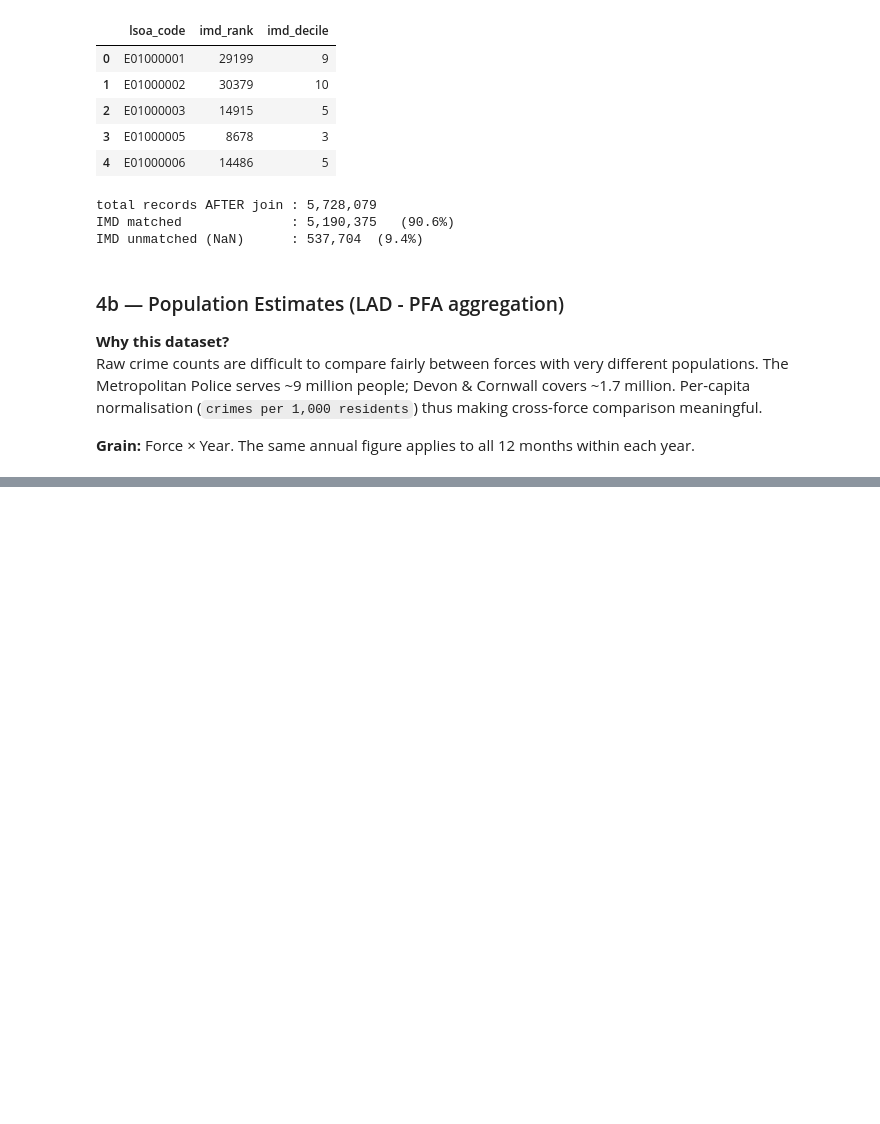
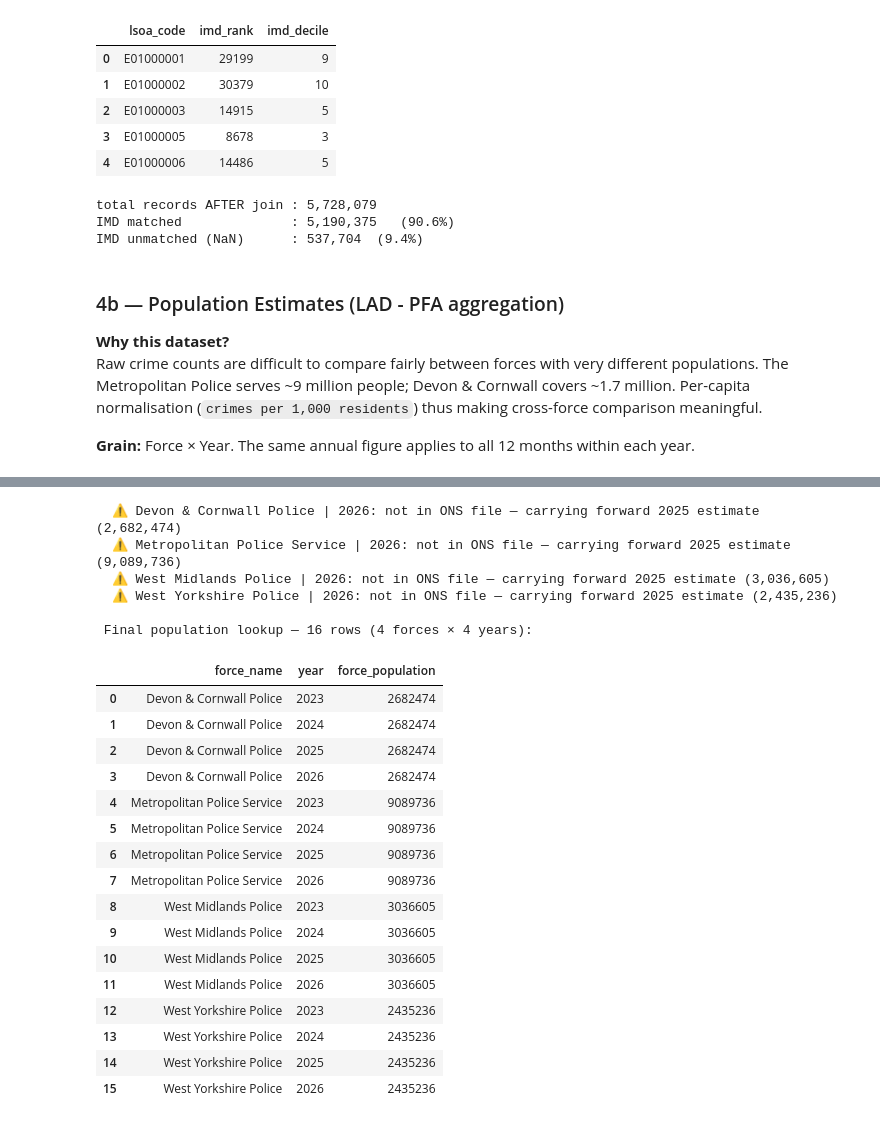
Before and after one commit to vcmeamaria/data-cleaning, a Jupyter notebook: pipeline.ipynb, the cells around one changed output, grey strips where cells are left out. Drawn from its saved outputs; the diff is of its cells as text; code cells hidden in the pictures; blank space fills up the shorter version.

Commit message:
enrichment joins added

```diff
--- a/pipeline.ipynb
+++ b/pipeline.ipynb
@@ -610,3 +609,22 @@ IMD unmatched (NaN)      : 537,704  (9.4%)
 Raw crime counts are difficult to compare fairly between forces with very different populations. The Metropolitan Police serves ~9 million people; Devon & Cornwall covers ~1.7 million. Per-capita normalisation (`crimes per 1,000 residents`) thus making cross-force comparison meaningful.
 
 **Grain:** Force × Year. The same annual figure applies to all 12 months within each year.
+# %%
+# population file inspection
+print("- Population Enrichment -")
+
+if not POPULATION_FILE.exists():
+    raise FileNotFoundError(
+        f"Population file not found: {POPULATION_FILE}\n"
+        "Ensure the ONS LAD-level mid-year estimates CSV is in data/extra-data/"
+    )
+
+# snippet of raw structure to confirm column names before full load
+print("\n- raw file snippet (first 5 rows) -")
+df_pop_preview = pd.read_csv(POPULATION_FILE, nrows=5)
+display(df_pop_preview)
+print("detected columns:", df_pop_preview.columns.tolist())
+
+# Full load
+df_pop_raw = pd.read_csv(POPULATION_FILE)
+print(f"\n loaded full file — {df_pop_raw.shape[0]:,} rows × {df_pop_raw.shape[1]} columns")
@@ -612,0 +759,59 @@ Raw crime counts are difficult to compare fairly between forces with very differ
+# %%
+# fill missing years (including 2026
+# ONS mid-year estimates cover 2023 and 2024 (2025 may be provisional).
+# Crime data extends to March 2026, so we carry forward the most recent available estimate for each force.
+
+# Assumption: 2026 population = most recent ONS mid-year figure (2025 if present, else 2024). This introduces minimal error over a 3-month window
+
+TARGET_YEARS = [2023, 2024, 2025, 2026]
+forces       = sorted(df_pop_agg["force_name"].unique())
+rows_to_add  = []
+
+for force in forces:
+    force_df = df_pop_agg[df_pop_agg["force_name"] == force].set_index("year")
+    max_year = force_df.index.max()
+    for yr in TARGET_YEARS:
+        if yr not in force_df.index:
+            pop_val = int(force_df.loc[max_year, "force_population"])
+            rows_to_add.append({"force_name": force, "year": yr, "force_population": pop_val})
+            print(f"  ⚠ {force} | {yr}: not in ONS file — "
+                  f"carrying forward {max_year} estimate ({pop_val:,})")
+
+if rows_to_add:
+    df_pop_agg = pd.concat(
+        [df_pop_agg, pd.DataFrame(rows_to_add)], ignore_index=True
+    )
+
+# final sort and dtype enforcement
+df_pop_agg = df_pop_agg.sort_values(["force_name", "year"]).reset_index(drop=True)
+df_pop_agg["year"]             = df_pop_agg["year"].astype(int)
+df_pop_agg["force_population"] = df_pop_agg["force_population"].astype(int)
+
+print(f"\n Final population lookup — {len(df_pop_agg)} rows "
+      f"({len(forces)} forces × {len(TARGET_YEARS)} years):")
+print()
+display(df_pop_agg)
+# %% [output]
+  ⚠ Devon & Cornwall Police | 2026: not in ONS file — carrying forward 2025 estimate (2,682,474)
+  ⚠ Metropolitan Police Service | 2026: not in ONS file — carrying forward 2025 estimate (9,089,736)
+  ⚠ West Midlands Police | 2026: not in ONS file — carrying forward 2025 estimate (3,036,605)
+  ⚠ West Yorkshire Police | 2026: not in ONS file — carrying forward 2025 estimate (2,435,236)
+
+ Final population lookup — 16 rows (4 forces × 4 years):
+|  | force_name | year | force_population |
+| 0 | Devon & Cornwall Police | 2023 | 2682474 |
+| 1 | Devon & Cornwall Police | 2024 | 2682474 |
+| 2 | Devon & Cornwall Police | 2025 | 2682474 |
+| 3 | Devon & Cornwall Police | 2026 | 2682474 |
+| 4 | Metropolitan Police Service | 2023 | 9089736 |
+| 5 | Metropolitan Police Service | 2024 | 9089736 |
+| 6 | Metropolitan Police Service | 2025 | 9089736 |
+| 7 | Metropolitan Police Service | 2026 | 9089736 |
+| 8 | West Midlands Police | 2023 | 3036605 |
+| 9 | West Midlands Police | 2024 | 3036605 |
+| 10 | West Midlands Police | 2025 | 3036605 |
+| 11 | West Midlands Police | 2026 | 3036605 |
+| 12 | West Yorkshire Police | 2023 | 2435236 |
+| 13 | West Yorkshire Police | 2024 | 2435236 |
+| 14 | West Yorkshire Police | 2025 | 2435236 |
+| 15 | West Yorkshire Police | 2026 | 2435236 |
```
Also changed, not shown: parts of 5 cells of this notebook.
